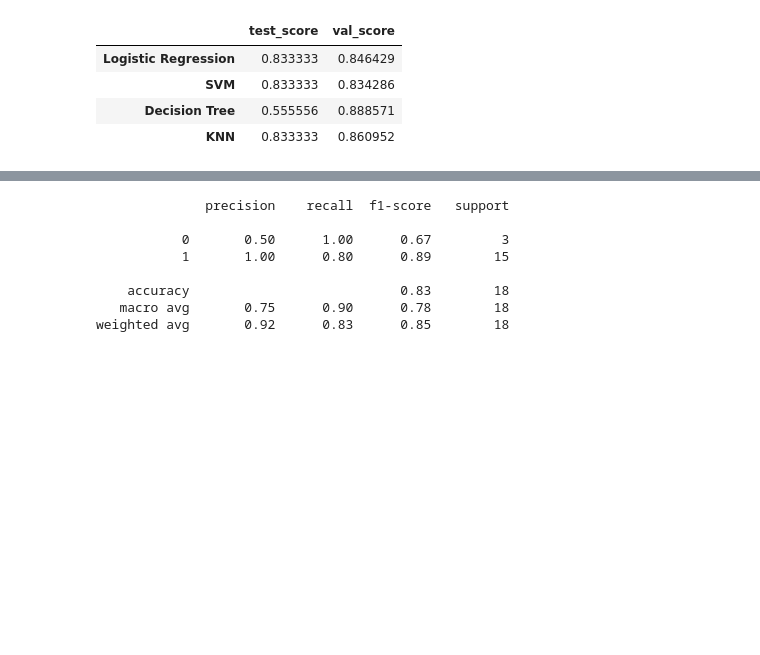
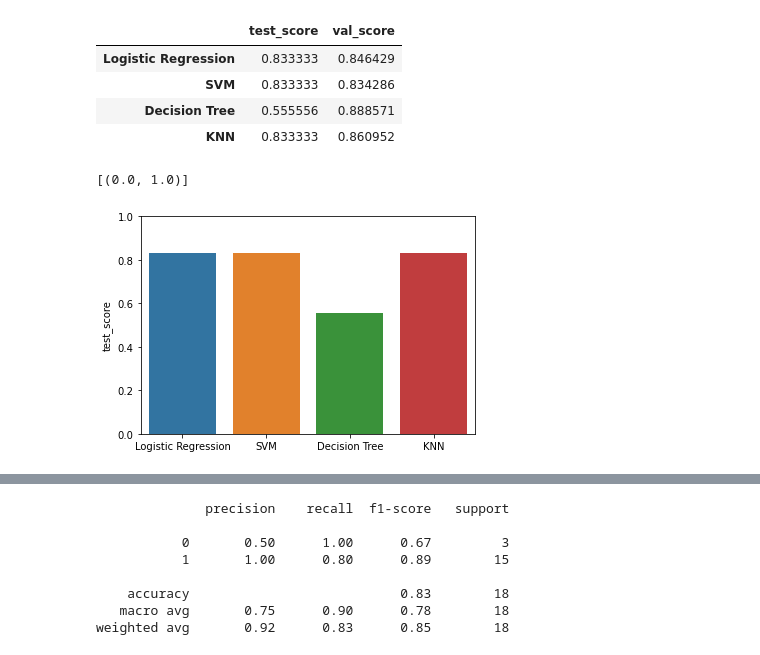
Before and after one commit to BrianLoe/Coursera_capstone, a Jupyter notebook: SpaceX_Machine_Learning_Prediction_Part_5.ipynb, the cells around one changed output, grey strips where cells are left out. Cells and saved outputs as stored; diff of their text form; code cells hidden in the pictures; blank space fills up the shorter version.

```diff
--- a/SpaceX_Machine_Learning_Prediction_Part_5.ipynb
+++ b/SpaceX_Machine_Learning_Prediction_Part_5.ipynb
@@ -250,7 +252,7 @@ parameters = {'criterion': ['gini', 'entropy'],
 
 tree = DecisionTreeClassifier()
 # %%
-tree_cv = GridSearchCV(tree, param_grid=parameters)
+tree_cv = GridSearchCV(tree, param_grid=parametersTree)
 tree_cv.fit(X_train,Y_train)
 # %% [output]
 GridSearchCV(estimator=DecisionTreeClassifier(),
@@ -286,13 +288,13 @@ plot_confusion_matrix(Y_test,yhat_tree)
 # %% [markdown]
 Create a k nearest neighbors object then  create a  <code>GridSearchCV</code> object  <code>knn_cv</code> with cv = 10.  Fit the object to find the best parameters from the dictionary <code>parameters</code>.
 # %%
-parameters = {'n_neighbors': [1, 2, 3, 4, 5, 6, 7, 8, 9, 10],
+parametersKNN = {'n_neighbors': [1, 2, 3, 4, 5, 6, 7, 8, 9, 10],
               'algorithm': ['auto', 'ball_tree', 'kd_tree', 'brute'],
               'p': [1,2]}
 
 KNN = KNeighborsClassifier()
 # %%
-knn_cv = GridSearchCV(KNN, param_grid=parameters)
+knn_cv = GridSearchCV(KNN, param_grid=parametersKNN)
 knn_cv.fit(X_train, Y_train)
 # %% [output]
 GridSearchCV(estimator=KNeighborsClassifier(),
@@ -338,10 +340,17 @@ train_scores.append(tree_cv.best_score_)
 train_scores.append(knn_cv.best_score_)
 
 models = ['Logistic Regression', 'SVM', 'Decision Tree', 'KNN']
-pd.DataFrame({'test_score':test_scores, 'val_score':train_scores}, index=models)
+modelDf = pd.DataFrame({'test_score':test_scores, 'val_score':train_scores}, index=models)
+modelDf
 # %% [output]
 |  | test_score | val_score |
 | Logistic Regression | 0.833333 | 0.846429 |
 | SVM | 0.833333 | 0.834286 |
 | Decision Tree | 0.555556 | 0.888571 |
 | KNN | 0.833333 | 0.860952 |
+# %%
+ax = sns.barplot(x=modelDf.index, y=modelDf.test_score)
+ax.set(ylim=[0.0,1])
+# %% [output]
+[(0.0, 1.0)]
+[figure, added]
```
Also changed, not shown: parts of 8 cells of this notebook.
